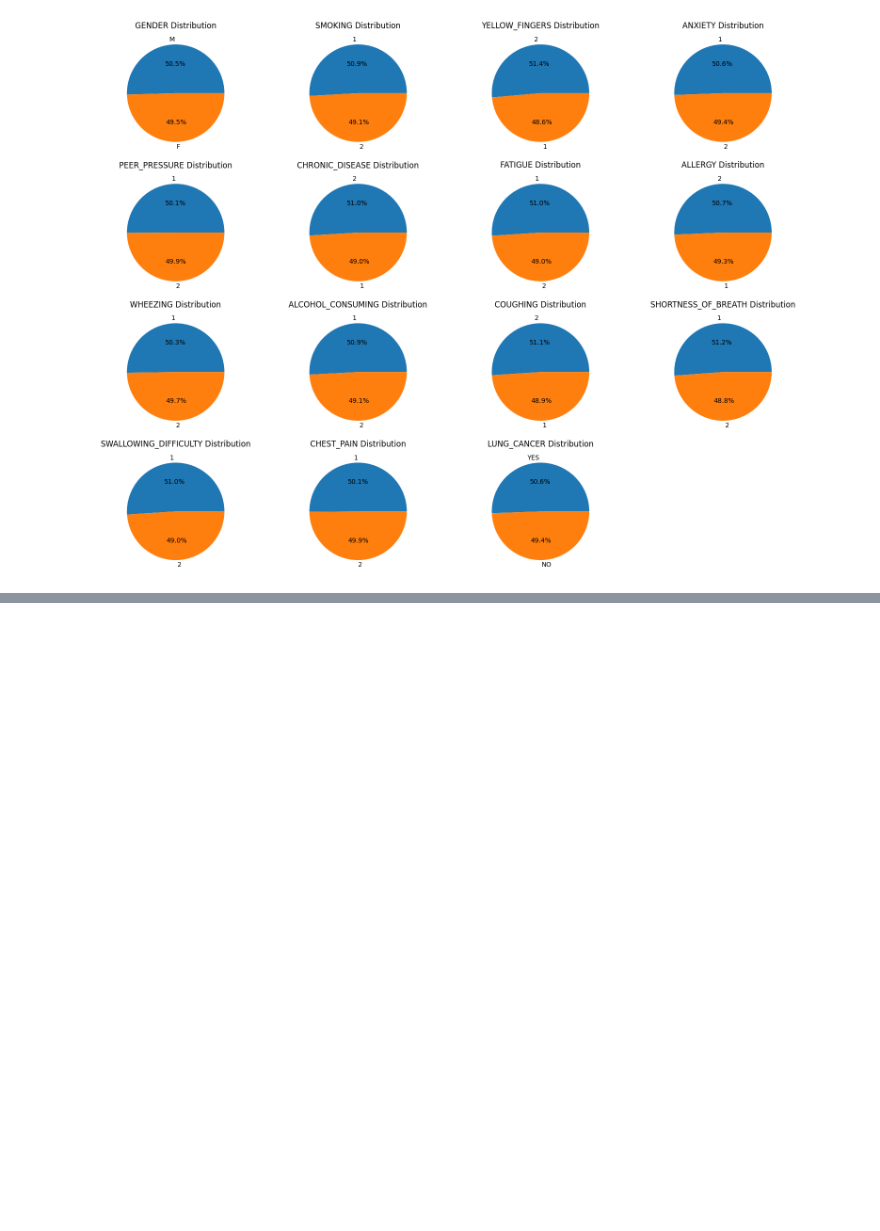
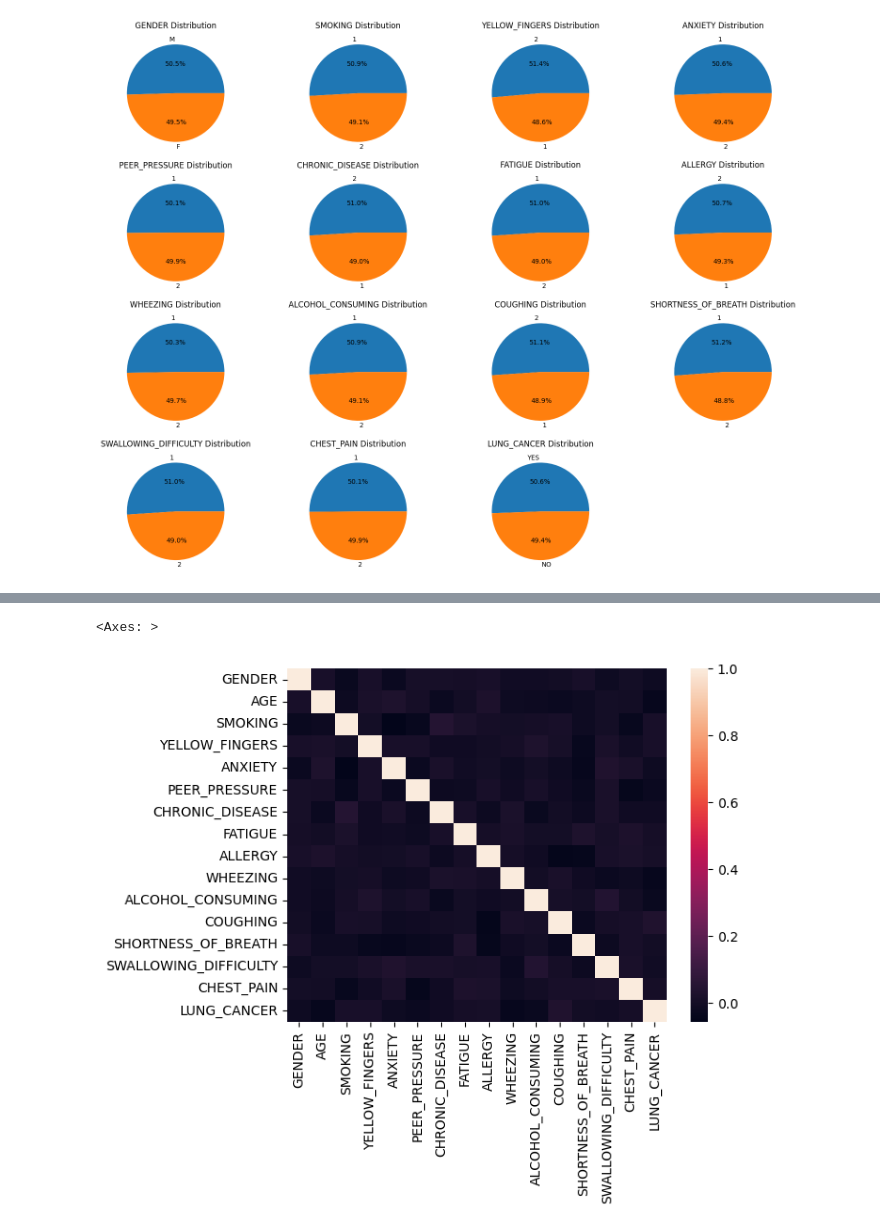
Before and after one commit to daff00/lung-cancer-classification, a Jupyter notebook: notebook/notebook.ipynb, the cells around one changed output, grey strips where cells are left out. Cells and saved outputs as stored; diff of their text form; code cells hidden in the pictures; blank space fills up the shorter version.

```diff
--- a/notebook/notebook.ipynb
+++ b/notebook/notebook.ipynb
@@ -187,0 +196,16 @@ plt.show()
+# %%
+# confirm the data type is wrong
+print(f"Data type of GENDER column: {df["GENDER"].dtype}")
+print(f"Unique values of GENDER column: {df["GENDER"].unique()}\n")
+print(f"Data type of LUNG_CANCER column: {df['LUNG_CANCER'].dtype}")
+print(f"Unique values of LUNG_CANCER column: {df["LUNG_CANCER"].unique()}")
+
+# Map the data
+# GENDER COLUMN
+df["GENDER"] = df["GENDER"].replace(['M', 'F'], [1, 0]).astype(int)
+
+# LUNG_CANCER COLUMN
+df["LUNG_CANCER"] = df["LUNG_CANCER"].replace(['YES', 'NO'], [1, 0]).astype(int)
+
+# Check the dataset to confirm if the mapping is successful
+df.info()
@@ -187,0 +239,7 @@ plt.show()
+# %%
+# Feature selection
+df_corr = df.corr()
+sns.heatmap(df_corr)
+# %% [output]
+<Axes: >
+[figure, added]
```
Also changed, not shown: parts of 12 cells of this notebook.
